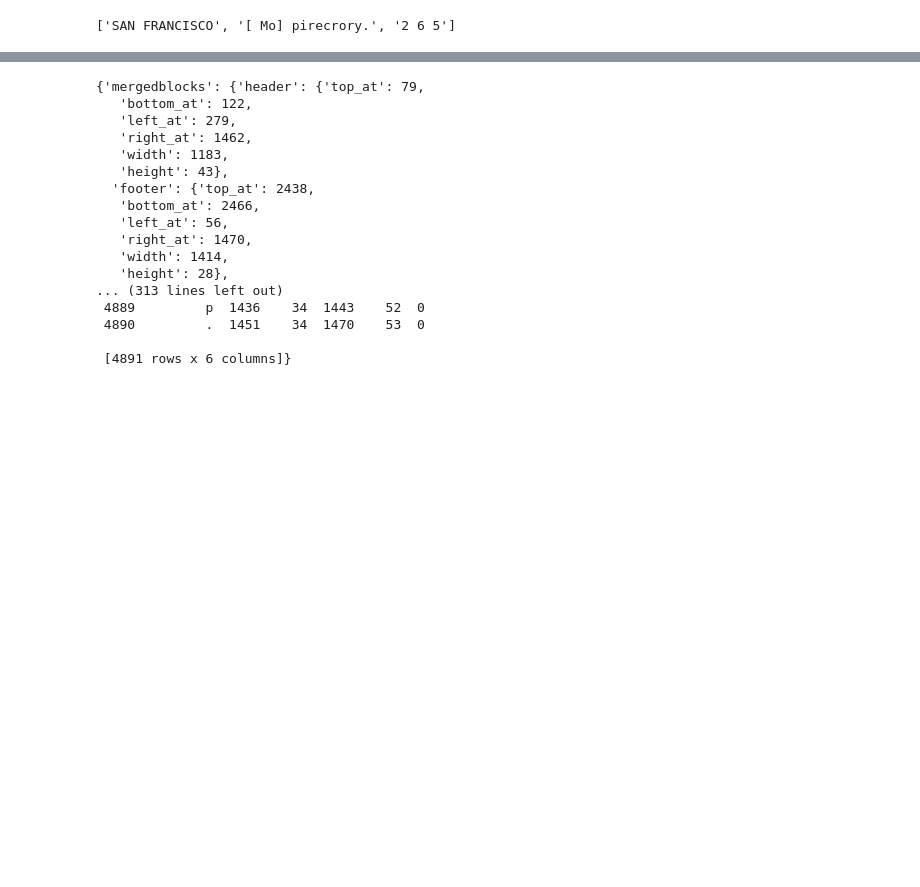
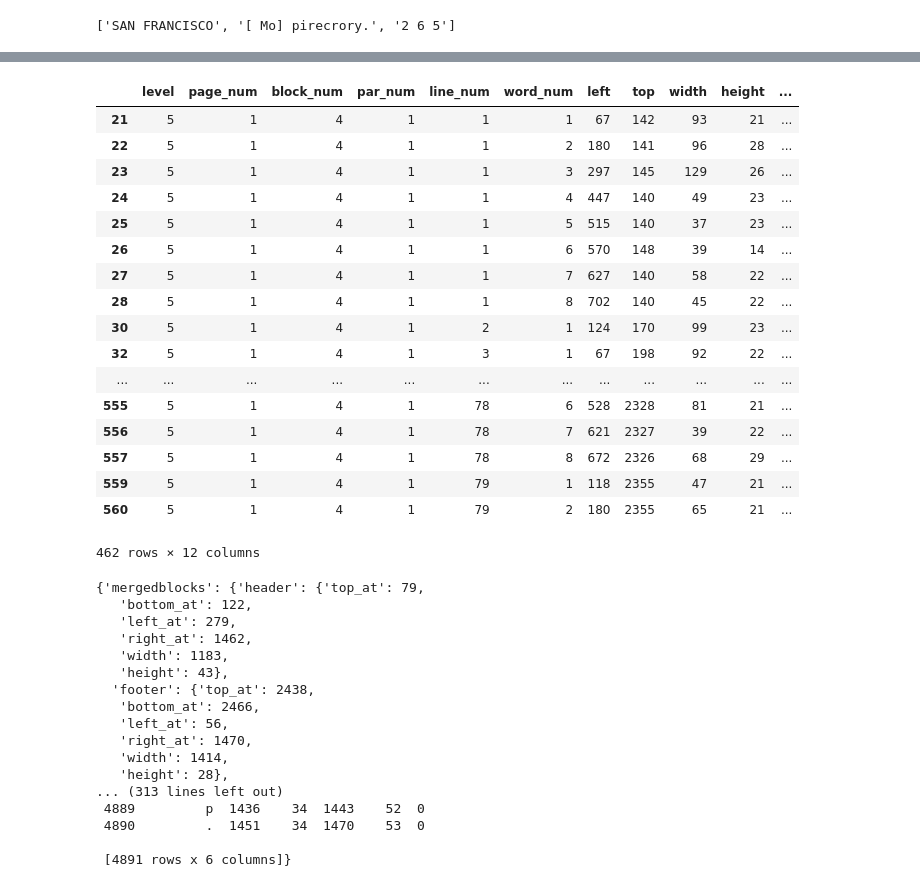
Before and after one commit to MattBrauer/ocr, a Jupyter notebook: findBlocks.ipynb, the cells around one changed output, grey strips where cells are left out. Saved outputs shown, nothing was run; the diff lists cells and outputs as text; code cells hidden in the pictures; blank space fills up the shorter version.

```diff
--- a/findBlocks.ipynb
+++ b/findBlocks.ipynb
@@ -180,3 +245,28 @@ contents[350]
+# %%
+data['contents'][342].keys()
+data['contents'][342]['blockstats']
+data['contents'][342]['paragraphs'][9]
+data['contents'][342]['data'][data['contents'][342]['data'].block_num==4]
+#data['contents'][342]['boxes']
+# %% [output]
+|  | level | page_num | block_num | par_num | line_num | word_num | left | top | width | height | ... |
+| 21 | 5 | 1 | 4 | 1 | 1 | 1 | 67 | 142 | 93 | 21 | ... |
+| 22 | 5 | 1 | 4 | 1 | 1 | 2 | 180 | 141 | 96 | 28 | ... |
+| 23 | 5 | 1 | 4 | 1 | 1 | 3 | 297 | 145 | 129 | 26 | ... |
+| 24 | 5 | 1 | 4 | 1 | 1 | 4 | 447 | 140 | 49 | 23 | ... |
+| 25 | 5 | 1 | 4 | 1 | 1 | 5 | 515 | 140 | 37 | 23 | ... |
+| 26 | 5 | 1 | 4 | 1 | 1 | 6 | 570 | 148 | 39 | 14 | ... |
+| 27 | 5 | 1 | 4 | 1 | 1 | 7 | 627 | 140 | 58 | 22 | ... |
+| 28 | 5 | 1 | 4 | 1 | 1 | 8 | 702 | 140 | 45 | 22 | ... |
+| 30 | 5 | 1 | 4 | 1 | 2 | 1 | 124 | 170 | 99 | 23 | ... |
+| 32 | 5 | 1 | 4 | 1 | 3 | 1 | 67 | 198 | 92 | 22 | ... |
+| ... | ... | ... | ... | ... | ... | ... | ... | ... | ... | ... | ... |
+| 555 | 5 | 1 | 4 | 1 | 78 | 6 | 528 | 2328 | 81 | 21 | ... |
+| 556 | 5 | 1 | 4 | 1 | 78 | 7 | 621 | 2327 | 39 | 22 | ... |
+| 557 | 5 | 1 | 4 | 1 | 78 | 8 | 672 | 2326 | 68 | 29 | ... |
+| 559 | 5 | 1 | 4 | 1 | 79 | 1 | 118 | 2355 | 47 | 21 | ... |
+| 560 | 5 | 1 | 4 | 1 | 79 | 2 | 180 | 2355 | 65 | 21 | ... |
+462 rows × 12 columns
 # %%
 blocks
 # %% [output]
```
Also changed, not shown: parts of 8 cells of this notebook, 2 other files.
